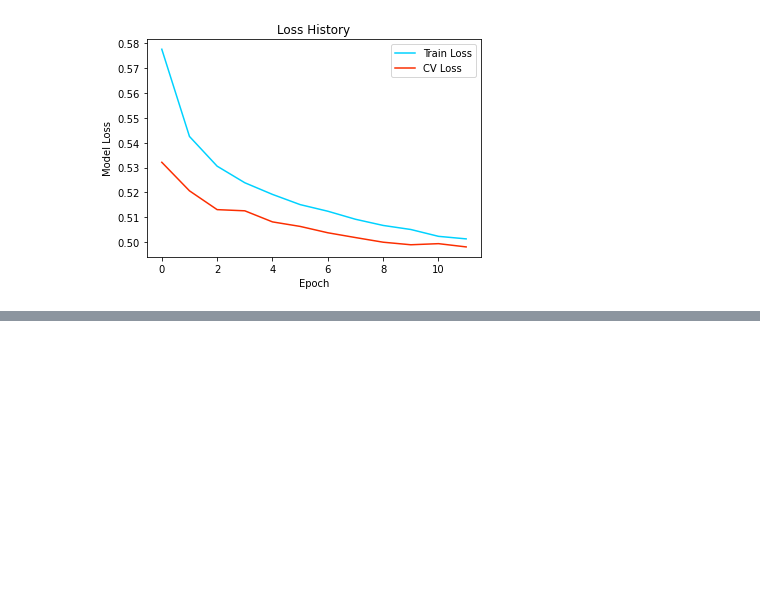
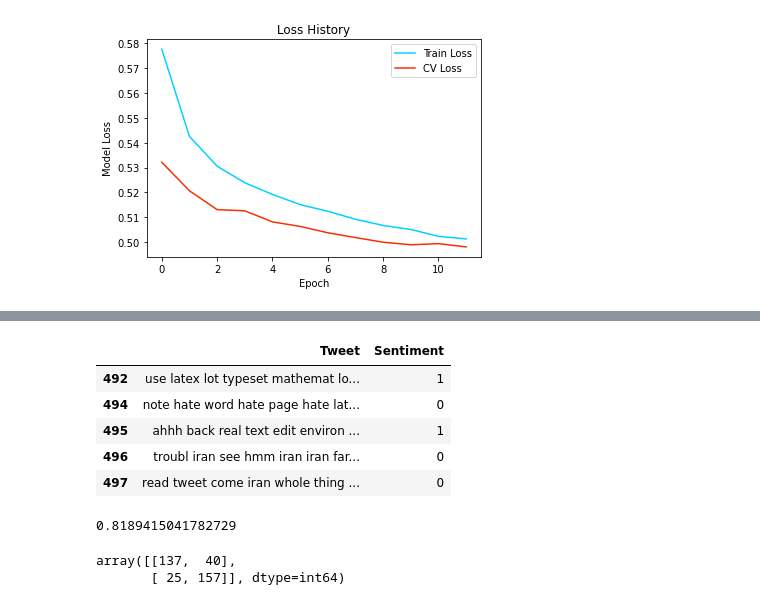
Before and after one commit to jwCheng28/Sentiment-Analysis, a Jupyter notebook: testing.ipynb, the cells around one changed output, grey strips where cells are left out. Saved outputs shown, nothing was run; the diff lists cells and outputs as text; code cells hidden in the pictures; blank space fills up the shorter version.

```diff
--- a/testing.ipynb
+++ b/testing.ipynb
@@ -75,7 +75,7 @@ data.tail()
 # %% [markdown]
 In a tweet there might be several text that're irrelevant for doing sentiment analysis, such as tweeting to certain users (@username), including website links (something.com, http://something.com, or https://something.com), we should also remove punctuation or symbols.
 # %%
-clean_regex = r'@\S+|https?:\S+|\S+\.(com|edu|net)|[^a-zA-Z0-9 ]+'
+clean_regex = r'@\S+|https?:\S+|\S+\.[a-z]{3}|[^a-zA-Z0-9]+'
 stop = stopwords.words('english')
 stem = SnowballStemmer('english')
 # %%
@@ -209,0 +238,11 @@ plt.savefig('pics/loss_history.png')
+# %%
+test['Tweet'] = test['Tweet'].apply(lambda col: clean_text(col))
+# %%
+test.tail()
+# %% [output]
+|  | Tweet | Sentiment |
+| 492 | use latex lot typeset mathemat lo... | 1 |
+| 494 | note hate word hate page hate lat... | 0 |
+| 495 | ahhh back real text edit environ ... | 1 |
+| 496 | troubl iran see hmm iran iran far... | 0 |
+| 497 | read tweet come iran whole thing ... | 0 |
@@ -209,0 +255,12 @@ plt.savefig('pics/loss_history.png')
+# %%
+accuracy = np.mean(np.rint(pred) == y_test.reshape(-1, 1))
+accuracy
+# %% [output]
+0.8189415041782729
+# %%
+from sklearn.metrics import confusion_matrix
+cm = confusion_matrix(y_true=y_test.reshape(-1, 1), y_pred=np.rint(pred))
+cm
+# %% [output]
+array([[137,  40],
+       [ 25, 157]], dtype=int64)
```
Also changed, not shown: parts of 7 cells of this notebook.
